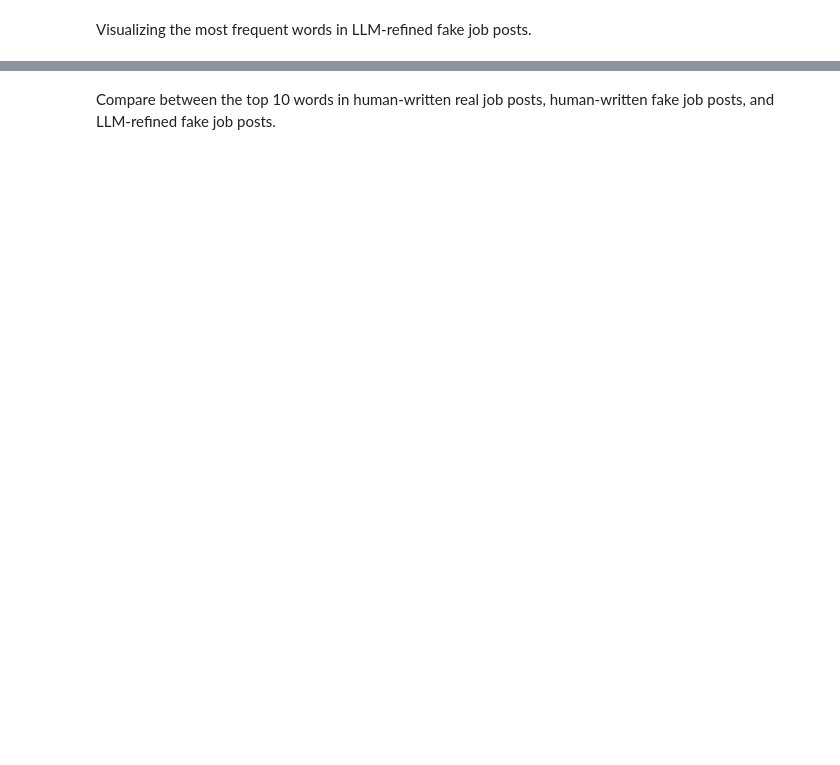
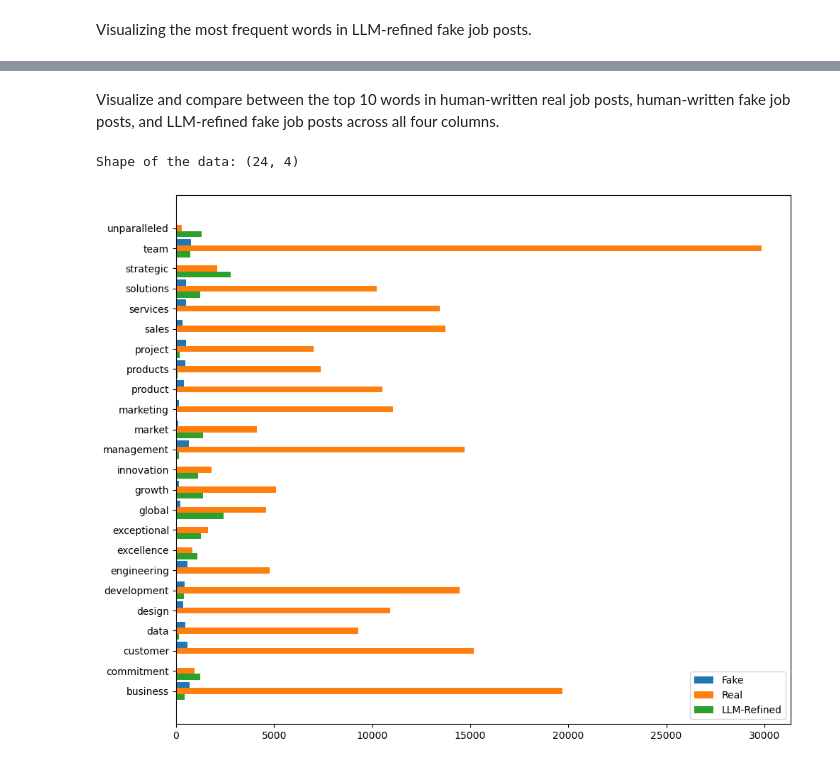
Before and after one commit to MIT-Emerging-Talent/ET6-CDSP-group-21-repo, a Jupyter notebook: 4_data_analysis/most_frequent_words.ipynb, the cells around one changed output, grey strips where cells are left out. Cells and saved outputs as stored; diff of their text form; code cells hidden in the pictures; blank space fills up the shorter version.

Commit message:
finalized words frequency code

```diff
--- a/4_data_analysis/most_frequent_words.ipynb
+++ b/4_data_analysis/most_frequent_words.ipynb
@@ -4,15 +8,24 @@ The main purpose of this notebook is to check the words in both the raw fake and
 import pandas as pd
 import numpy as np
 from matplotlib import pyplot as plt
+from sklearn.metrics.pairwise import cosine_similarity
+from collections import Counter
 
 # reading the dataset
-df = pd.read_csv("../1_datasets/aegean_raw_data/all_job_postings.csv")
+real_jobs= pd.read_csv(
+  "../1_datasets/cleaned_data/real_jobs.csv", keep_default_na= False
+)
 
-# extracting both fraudulent and legitimate jobs
-fake_jobs = df[df["fraudulent"] == 1].copy()
-real_jobs = df[df["fraudulent"] == 0].copy()
+fake_jobs = pd.read_csv(
+    "../1_datasets/cleaned_data/fake_jobs.csv", keep_default_na=False
+)
+
+llm_refined_jobs = pd.read_csv(
+    "../1_datasets/cleaned_data/llm_refined_fake_posts2.csv", keep_default_na=False
+)
 
 # number of fake and real posts
-print("Total fake jobs detected:", len(fake_jobs))
 print("Total real jobs detected:", len(real_jobs))
+print("Total human-written fake jobs detected:", len(fake_jobs))
+print("Total LLM-refined fake jobs detected:", len(llm_refined_jobs))
 # %% [output]
@@ -235,5 +251,5 @@ plt.show()
 # %% [markdown]
-Compare between the top 10 words in human-written real job posts, human-written fake job posts, and LLM-refined fake job posts.
+Visualize and compare between the top 10 words in human-written real job posts, human-written fake job posts, and LLM-refined fake job posts across all four columns.
 # %%
 # visualize all 3 sections together
 fake_top10 = fake_top15.head(10).rename(columns={"count": "fake"})
@@ -249,37 +265,40 @@ all_top_words = pd.Series(
 # or two of the three sections from the original DataFrames
 top_fake = fake_freq_df[fake_freq_df["word"].isin(all_top_words)]
 top_real = real_freq_df[real_freq_df["word"].isin(all_top_words)]
-top_llm_refined = refined_llm_freq_df[refined_llm_freq_df["word"].isin(all_top_words)]  # noqa: E501
+top_llm_refined = llm_freq_df[llm_freq_df["word"].isin(all_top_words)]  # noqa: E501
 
 # merging all words from the three sections in one place
 combined_words = top_fake.merge(top_real, on="word", how="outer").merge(
     top_llm_refined, on="word", how="outer"
 )
 
 # naming the columns and filling NaN values
 combined_words.columns = ["Word", "Fake", "Real", "LLM-Refined"]
 combined_words = combined_words.fillna(0)
 
 print("Shape of the data:", combined_words.shape)
 combined_words.head(23)
 
 # creating a numeric position for each word in the y-axis
 y = np.arange(len(combined_words))
 height = 0.30
 
 plt.figure(figsize=(10, 8))
 
 plt.barh(y + height, combined_words["Fake"], height, label="Fake")
 plt.barh(y, combined_words["Real"], height, label="Real")
 plt.barh(y - height, combined_words["LLM-Refined"], height, label="LLM-Refined")  # noqa: E501
 
 plt.yticks(y, combined_words["Word"])
 plt.tight_layout()
 plt.legend()
 plt.show
 
 # saving the file
 all_sections_dia_file = (
     "../4_data_analysis/cleaned_most_frequent_words/all_sections_words_count.png"  # noqa: E501
 )
 plt.savefig(all_sections_dia_file)
+# %% [output]
+Shape of the data: (24, 4)
+[figure, added]
```
Also changed, not shown: parts of 18 cells of this notebook.
